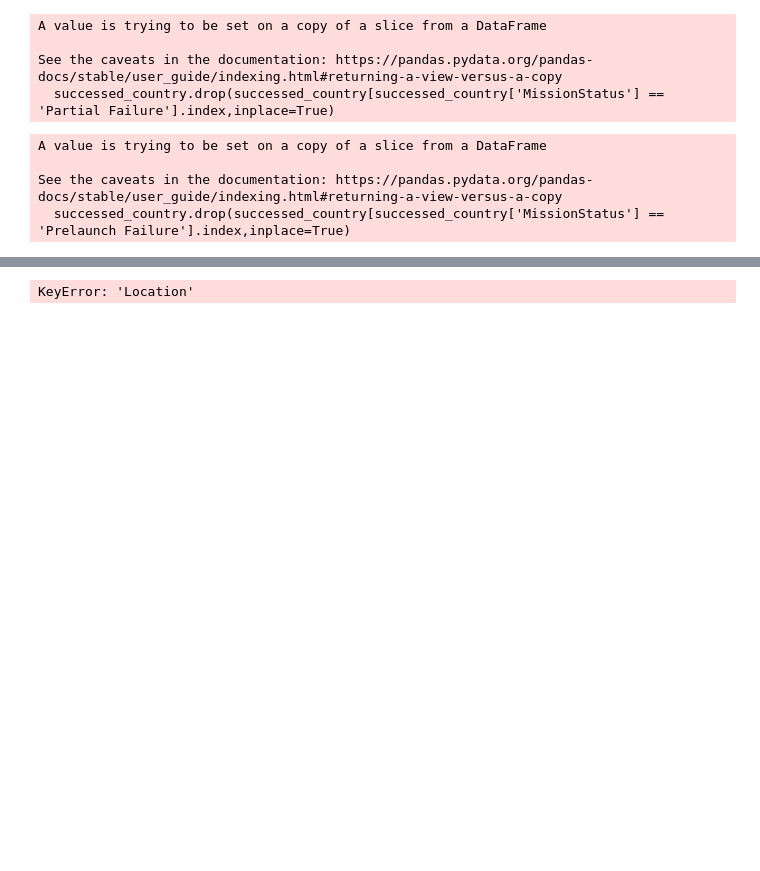
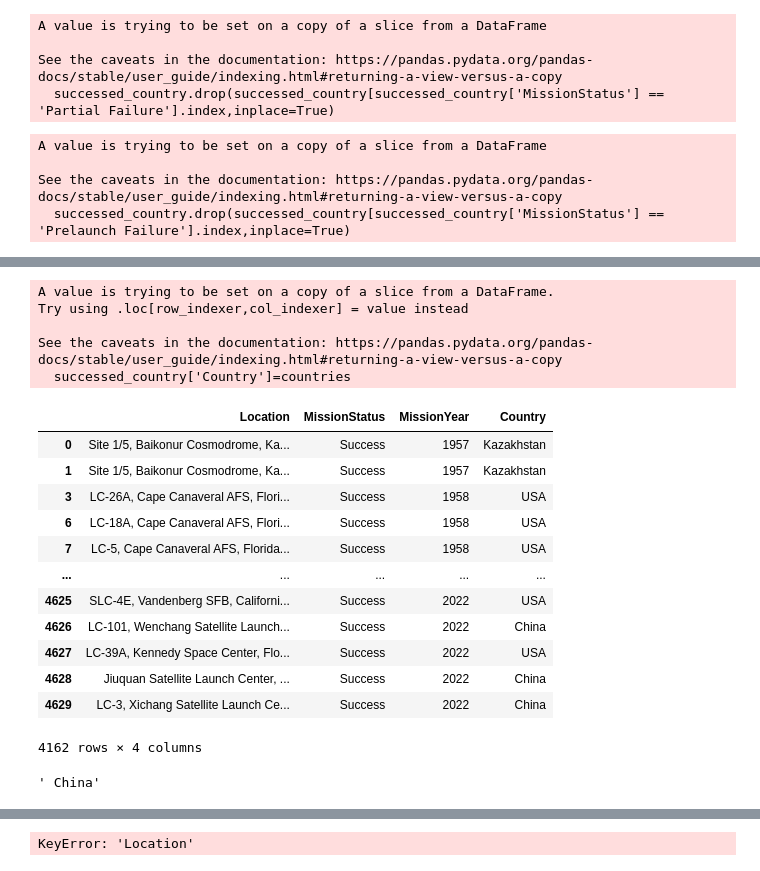
Before and after one commit to Madanmistry999/SpaceMissions_Data_Analysis, a Jupyter notebook: Spacedata_Analysis.ipynb, the cells around one changed output, grey strips where cells are left out. Cells and saved outputs as stored; diff of their text form; code cells hidden in the pictures; blank space fills up the shorter version.

```diff
--- a/Spacedata_Analysis.ipynb
+++ b/Spacedata_Analysis.ipynb
@@ -471,3 +472,5 @@ A value is trying to be set on a copy of a slice from a DataFrame
 
 See the caveats in the documentation: https://pandas.pydata.org/pandas-docs/stable/user_guide/indexing.html#returning-a-view-versus-a-copy
   successed_country.drop(successed_country[successed_country['MissionStatus'] == 'Prelaunch Failure'].index,inplace=True)
+# %%
+country=list(successed_country['Location'].str.split(','))
@@ -473,0 +484,10 @@ See the caveats in the documentation: https://pandas.pydata.org/pandas-docs/stab
+# %%
+country[34][-1]
+countries=list([])
+station=list([])
+length=len(country)
+for i in range(length):
+    #successed_country['Country']=country[[-1]]
+    #print(successed_country['Country'])
+    countries.append(country[i][-1])
+    station.append(country[i][:-1])
@@ -473,0 +514,28 @@ See the caveats in the documentation: https://pandas.pydata.org/pandas-docs/stab
+# %%
+successed_country['Country']=countries
+# %% [output]
+A value is trying to be set on a copy of a slice from a DataFrame.
+Try using .loc[row_indexer,col_indexer] = value instead
+
+See the caveats in the documentation: https://pandas.pydata.org/pandas-docs/stable/user_guide/indexing.html#returning-a-view-versus-a-copy
+  successed_country['Country']=countries
+# %%
+successed_country
+# %% [output]
+|  | Location | MissionStatus | MissionYear | Country |
+| 0 | Site 1/5, Baikonur Cosmodrome, Ka... | Success | 1957 | Kazakhstan |
+| 1 | Site 1/5, Baikonur Cosmodrome, Ka... | Success | 1957 | Kazakhstan |
+| 3 | LC-26A, Cape Canaveral AFS, Flori... | Success | 1958 | USA |
+| 6 | LC-18A, Cape Canaveral AFS, Flori... | Success | 1958 | USA |
+| 7 | LC-5, Cape Canaveral AFS, Florida... | Success | 1958 | USA |
+| ... | ... | ... | ... | ... |
+| 4625 | SLC-4E, Vandenberg SFB, Californi... | Success | 2022 | USA |
+| 4626 | LC-101, Wenchang Satellite Launch... | Success | 2022 | China |
+| 4627 | LC-39A, Kennedy Space Center, Flo... | Success | 2022 | USA |
+| 4628 | Jiuquan Satellite Launch Center, ... | Success | 2022 | China |
+| 4629 | LC-3, Xichang Satellite Launch Ce... | Success | 2022 | China |
+4162 rows × 4 columns
+# %%
+countries
+# %% [output]
+' China'
```
Also changed, not shown: parts of 15 cells of this notebook.
